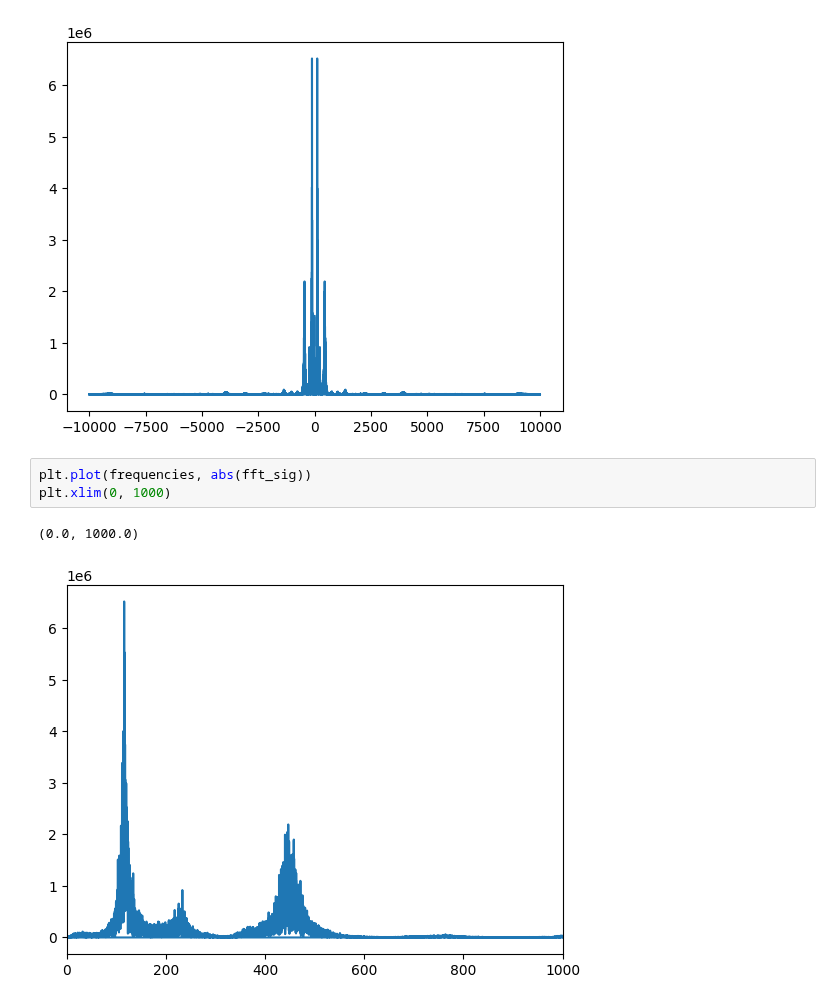
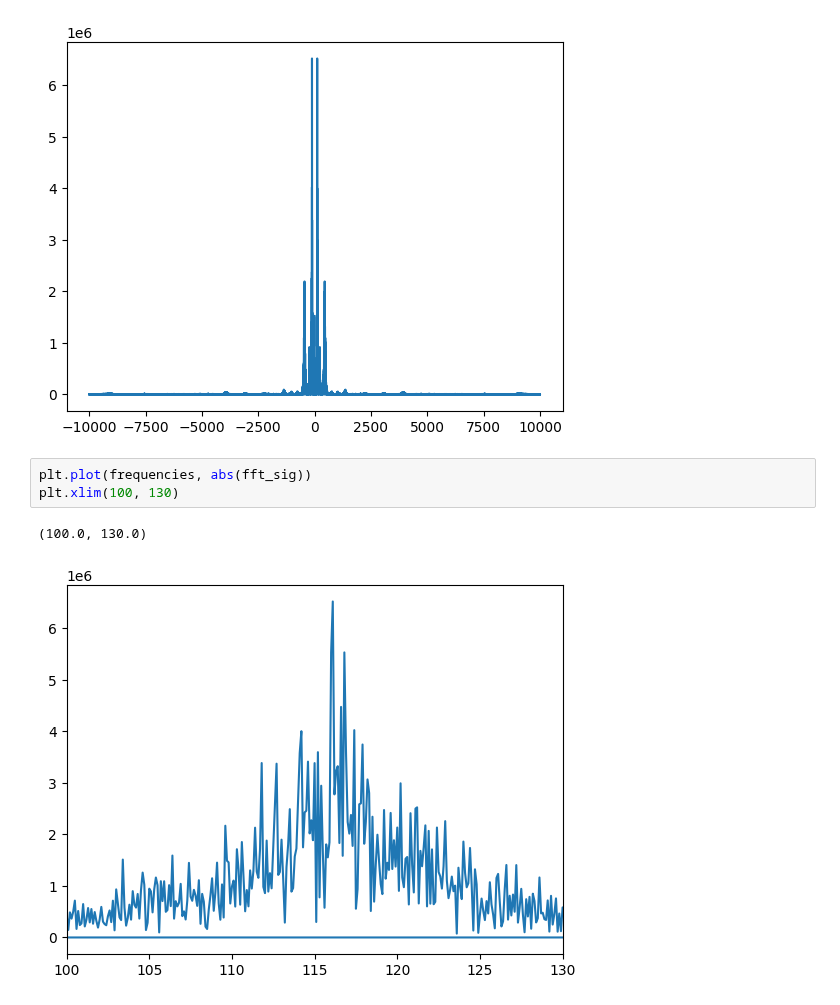
Before and after one commit to CaffineAddic/Wavelet_transforms_in_schlieren_flame_images, a Jupyter notebook: IIST_data/2/Pressure_data_2.ipynb, the cells around one changed output. Cells and saved outputs as stored; diff of their text form.

```diff
--- a/IIST_data/2/Pressure_data_2.ipynb
+++ b/IIST_data/2/Pressure_data_2.ipynb
@@ -55,7 +55,7 @@ plt.plot(frequencies, abs(fft_sig))
 [figure]
 # %%
 plt.plot(frequencies, abs(fft_sig))
-plt.xlim(0, 1000)
+plt.xlim(100, 130)
 # %% [output]
-(0.0, 1000.0)
+(100.0, 130.0)
-[figure, old version]
+[figure, new version]
```
Also changed, not shown: 10 other files.
